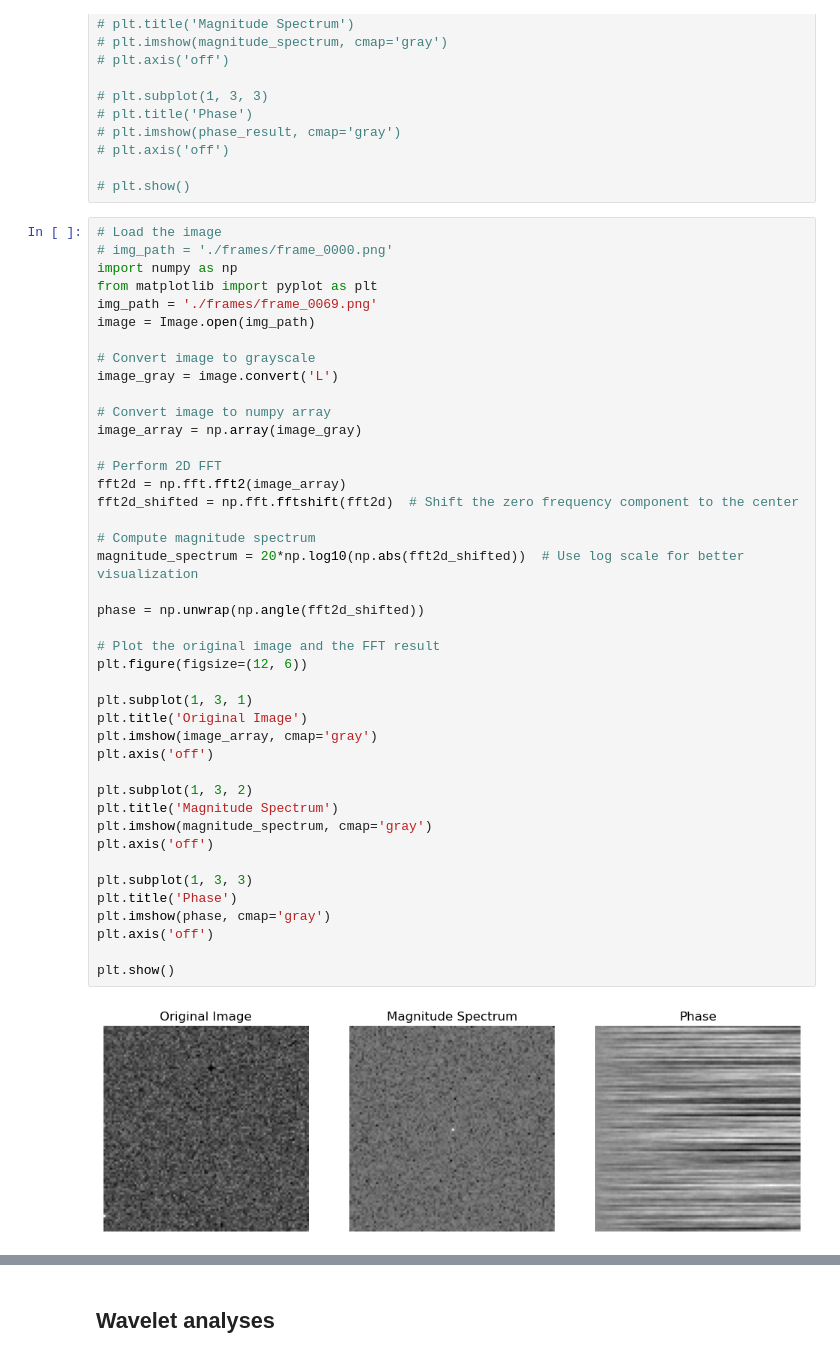
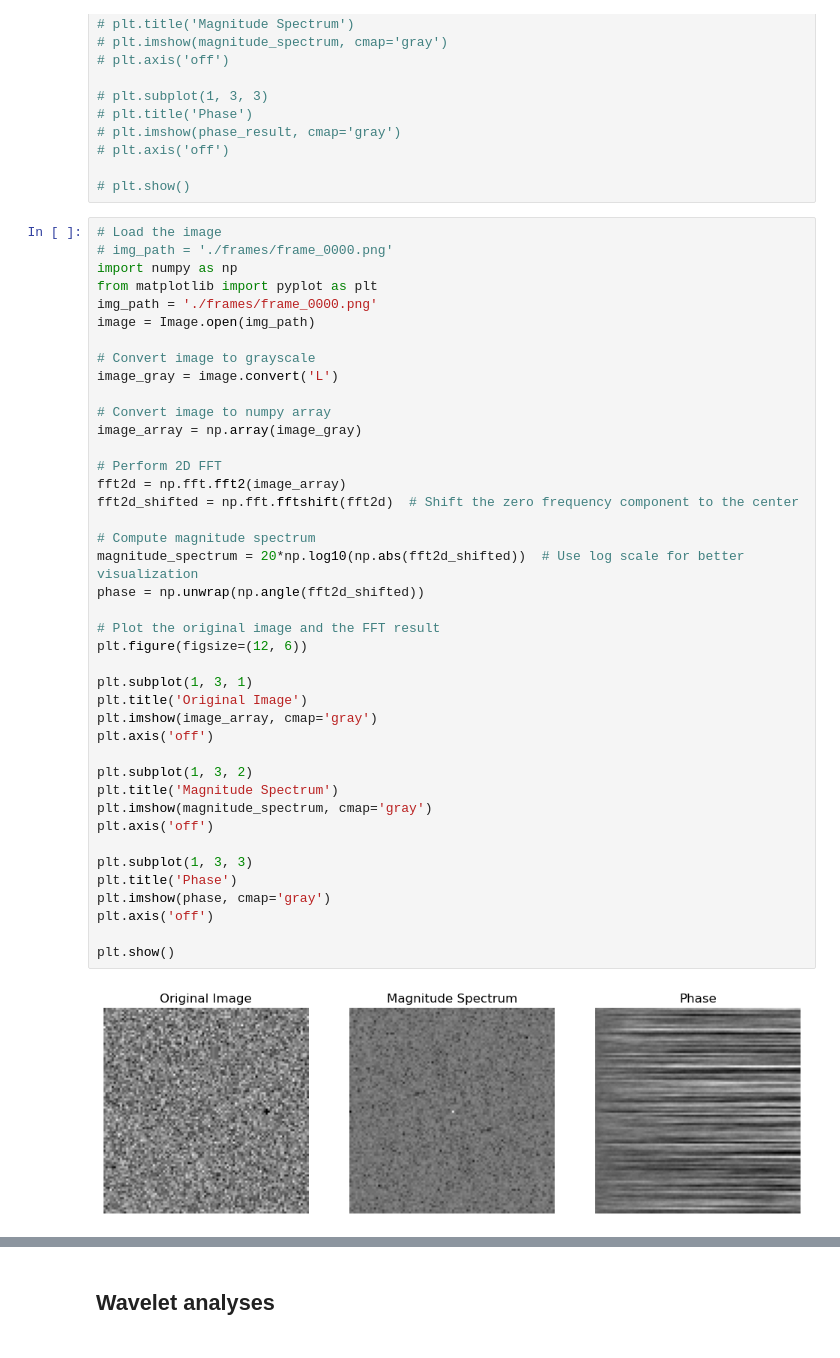
Before and after one commit to Ettiene11/https---github.com-Ettiene11-EERI414_Exam, a Jupyter notebook: EERI414Eks2024a.ipynb, the cells around one changed output, grey strips where cells are left out. Cells and saved outputs as stored; diff of their text form.

```diff
--- a/EERI414Eks2024a.ipynb
+++ b/EERI414Eks2024a.ipynb
@@ -243,7 +243,7 @@ Resolution: (100, 100)
 # img_path = './frames/frame_0000.png'
 import numpy as np
 from matplotlib import pyplot as plt
-img_path = './frames/frame_0069.png'
+img_path = './frames/frame_0000.png'
 image = Image.open(img_path)
 
 # Convert image to grayscale
@@ -253,32 +253,31 @@ image_gray = image.convert('L')
 image_array = np.array(image_gray)
 
 # Perform 2D FFT
 fft2d = np.fft.fft2(image_array)
 fft2d_shifted = np.fft.fftshift(fft2d)  # Shift the zero frequency component to the center
 
 # Compute magnitude spectrum
 magnitude_spectrum = 20*np.log10(np.abs(fft2d_shifted))  # Use log scale for better visualization
-
 phase = np.unwrap(np.angle(fft2d_shifted))
 
 # Plot the original image and the FFT result
 plt.figure(figsize=(12, 6))
 
 plt.subplot(1, 3, 1)
 plt.title('Original Image')
 plt.imshow(image_array, cmap='gray')
 plt.axis('off')
 
 plt.subplot(1, 3, 2)
 plt.title('Magnitude Spectrum')
 plt.imshow(magnitude_spectrum, cmap='gray')
 plt.axis('off')
 
 plt.subplot(1, 3, 3)
 plt.title('Phase')
 plt.imshow(phase, cmap='gray')
 plt.axis('off')
 
 plt.show()
 # %% [output]
-[figure, old version]
+[figure, new version]
```
Also changed, not shown: parts of 9 cells of this notebook, 2 other files.
